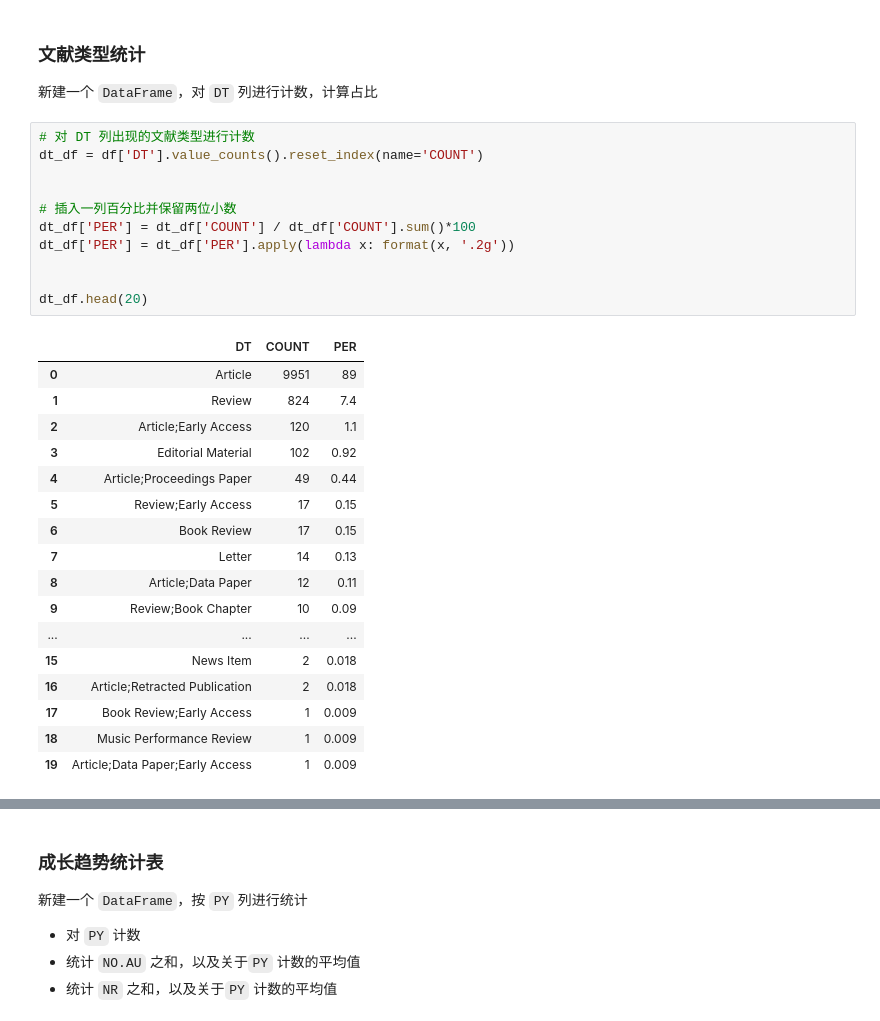
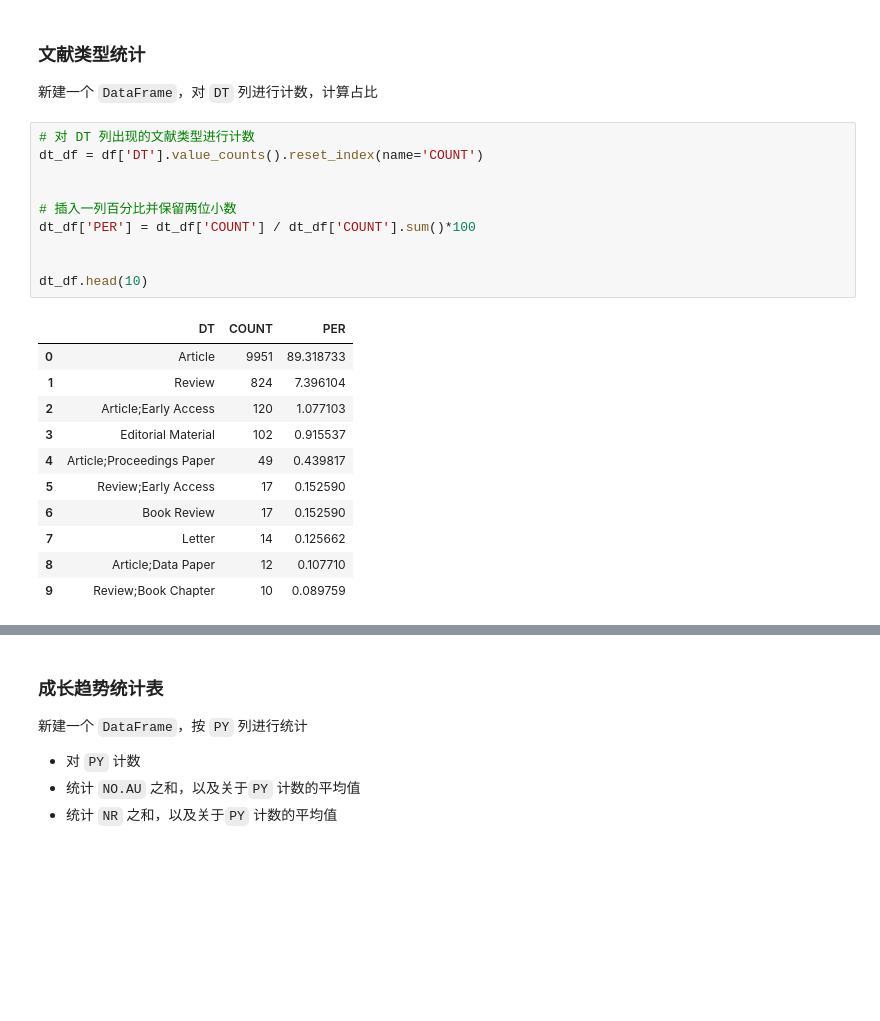
Before and after one commit to ZerolAcqua/bibliometrics, a Jupyter notebook: bibliometrics.ipynb, the cells around one changed output, grey strips where cells are left out. Saved outputs shown, nothing was run; the diff lists cells and outputs as text; blank space fills up the shorter version.

```diff
--- a/bibliometrics.ipynb
+++ b/bibliometrics.ipynb
@@ -140,29 +140,22 @@ temp_df.head(10)
 # %%
 # 对 DT 列出现的文献类型进行计数
 dt_df = df['DT'].value_counts().reset_index(name='COUNT')
 
 
 # 插入一列百分比并保留两位小数
 dt_df['PER'] = dt_df['COUNT'] / dt_df['COUNT'].sum()*100
-dt_df['PER'] = dt_df['PER'].apply(lambda x: format(x, '.2g'))
 
 
-dt_df.head(20)
+dt_df.head(10)
 # %% [output]
 |  | DT | COUNT | PER |
-| 0 | Article | 9951 | 89 |
-| 1 | Review | 824 | 7.4 |
-| 2 | Article;Early Access | 120 | 1.1 |
-| 3 | Editorial Material | 102 | 0.92 |
-| 4 | Article;Proceedings Paper | 49 | 0.44 |
-| 5 | Review;Early Access | 17 | 0.15 |
-| 6 | Book Review | 17 | 0.15 |
-| 7 | Letter | 14 | 0.13 |
-| 8 | Article;Data Paper | 12 | 0.11 |
-| 9 | Review;Book Chapter | 10 | 0.09 |
-| ... | ... | ... | ... |
-| 15 | News Item | 2 | 0.018 |
-| 16 | Article;Retracted Publication | 2 | 0.018 |
-| 17 | Book Review;Early Access | 1 | 0.009 |
-| 18 | Music Performance Review | 1 | 0.009 |
-| 19 | Article;Data Paper;Early Access | 1 | 0.009 |
+| 0 | Article | 9951 | 89.318733 |
+| 1 | Review | 824 | 7.396104 |
+| 2 | Article;Early Access | 120 | 1.077103 |
+| 3 | Editorial Material | 102 | 0.915537 |
+| 4 | Article;Proceedings Paper | 49 | 0.439817 |
+| 5 | Review;Early Access | 17 | 0.152590 |
+| 6 | Book Review | 17 | 0.152590 |
+| 7 | Letter | 14 | 0.125662 |
+| 8 | Article;Data Paper | 12 | 0.107710 |
+| 9 | Review;Book Chapter | 10 | 0.089759 |
```
Also changed, not shown: parts of 15 cells of this notebook, 1 other file.
